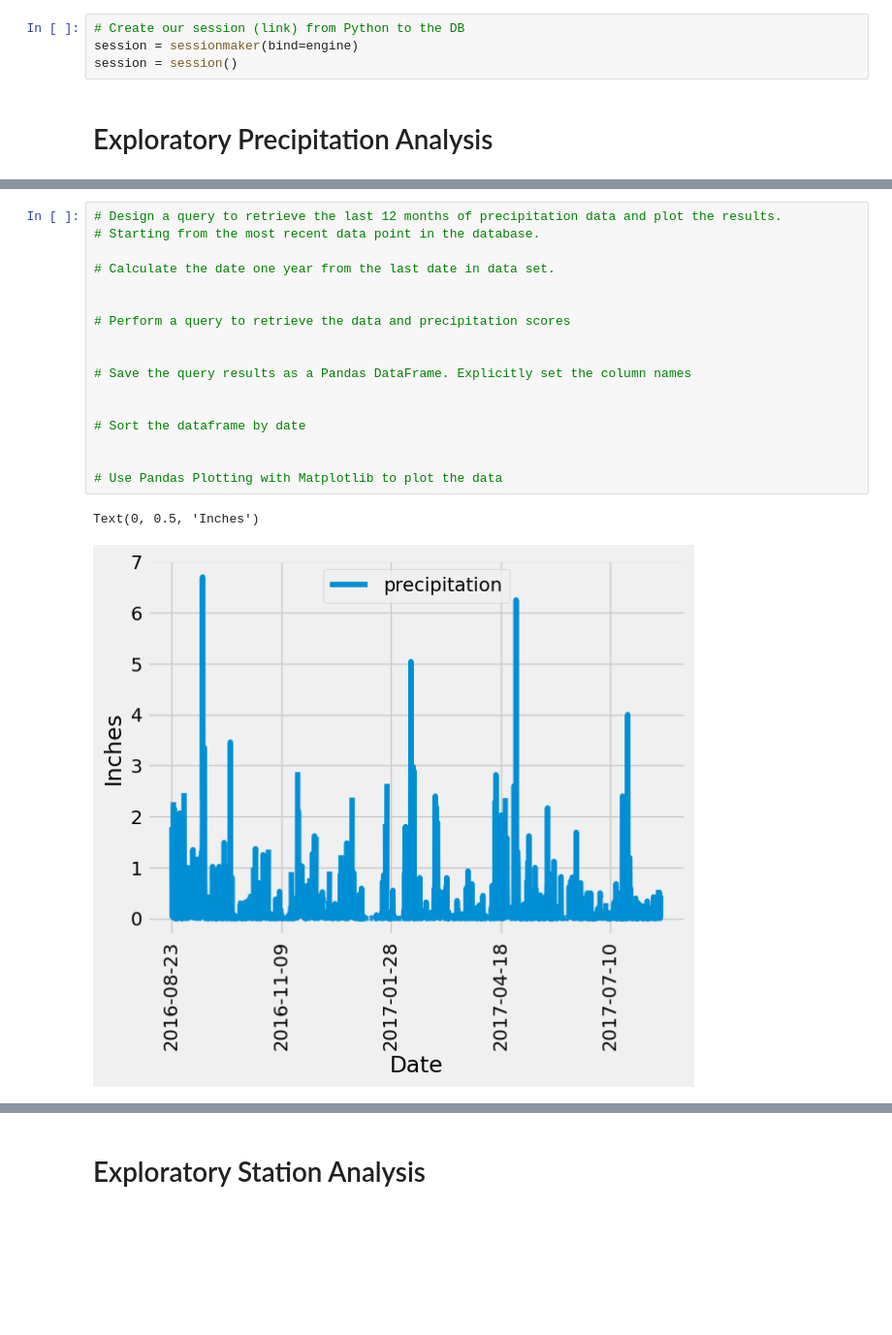
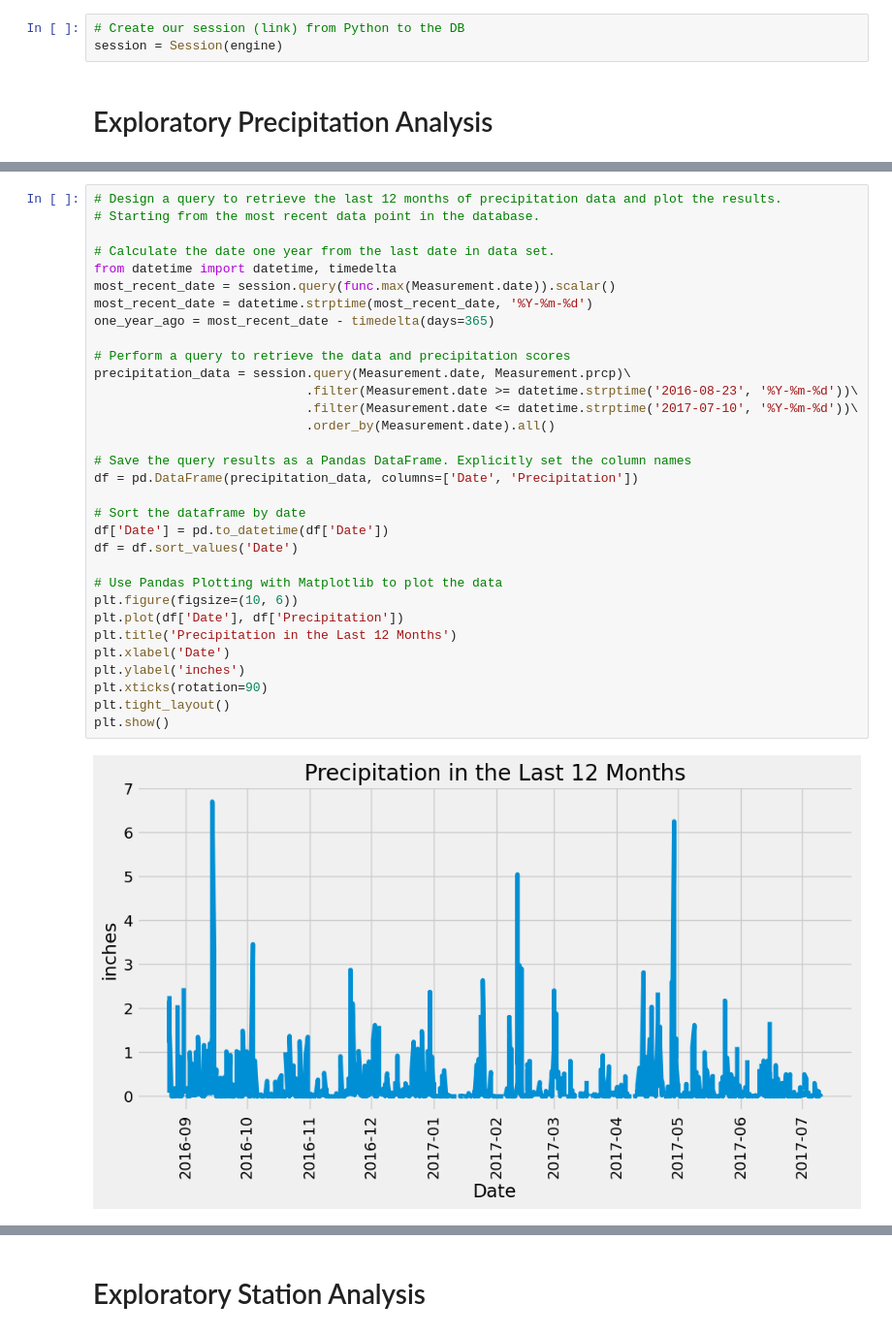
Before and after one commit to spoudel977/sqlalchemy-challenge, a Jupyter notebook: climate_starter.ipynb, the cells around one changed output, grey strips where cells are left out. Shown: that part at 97% size. Saved outputs shown, nothing was run; the diff lists cells and outputs as text; blank space fills up the shorter version.

```diff
--- a/climate_starter.ipynb
+++ b/climate_starter.ipynb
@@ -44,6 +36,5 @@ for table_name, table_class in Base.classes.items():
 # %%
 # Create our session (link) from Python to the DB
-session = sessionmaker(bind=engine)
-session = session()
+session = Session(engine)
 # %% [markdown]
 # Exploratory Precipitation Analysis
@@ -68,22 +48,36 @@ ModuleNotFoundError: No module named 'session'
 # %%
 # Design a query to retrieve the last 12 months of precipitation data and plot the results.
 # Starting from the most recent data point in the database.
 
 # Calculate the date one year from the last date in data set.
-
+from datetime import datetime, timedelta
+most_recent_date = session.query(func.max(Measurement.date)).scalar()
+most_recent_date = datetime.strptime(most_recent_date, '%Y-%m-%d')
+one_year_ago = most_recent_date - timedelta(days=365)
 
 # Perform a query to retrieve the data and precipitation scores
-
+precipitation_data = session.query(Measurement.date, Measurement.prcp)\
+                            .filter(Measurement.date >= datetime.strptime('2016-08-23', '%Y-%m-%d'))\
+                            .filter(Measurement.date <= datetime.strptime('2017-07-10', '%Y-%m-%d'))\
+                            .order_by(Measurement.date).all()
 
 # Save the query results as a Pandas DataFrame. Explicitly set the column names
-
+df = pd.DataFrame(precipitation_data, columns=['Date', 'Precipitation'])
 
 # Sort the dataframe by date
-
+df['Date'] = pd.to_datetime(df['Date'])
+df = df.sort_values('Date')
 
 # Use Pandas Plotting with Matplotlib to plot the data
+plt.figure(figsize=(10, 6))
+plt.plot(df['Date'], df['Precipitation'])
+plt.title('Precipitation in the Last 12 Months')
+plt.xlabel('Date')
+plt.ylabel('inches')
+plt.xticks(rotation=90)
+plt.tight_layout()
+plt.show()
 # %% [output]
-Text(0, 0.5, 'Inches')
-[figure, old version]
+[figure, new version]
 # %%
 # Use Pandas to calculate the summary statistics for the precipitation data
```
Also changed, not shown: parts of 26 cells of this notebook.
